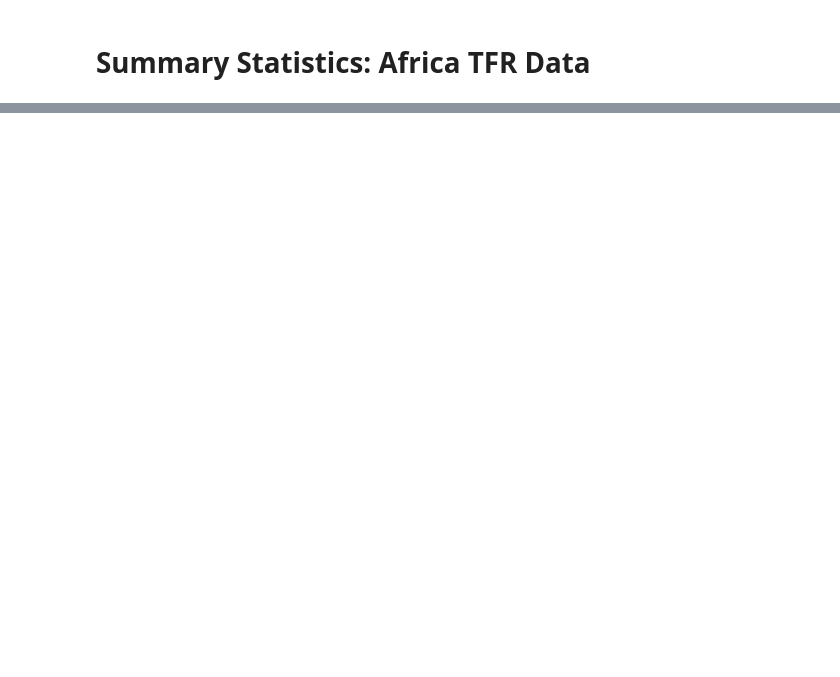
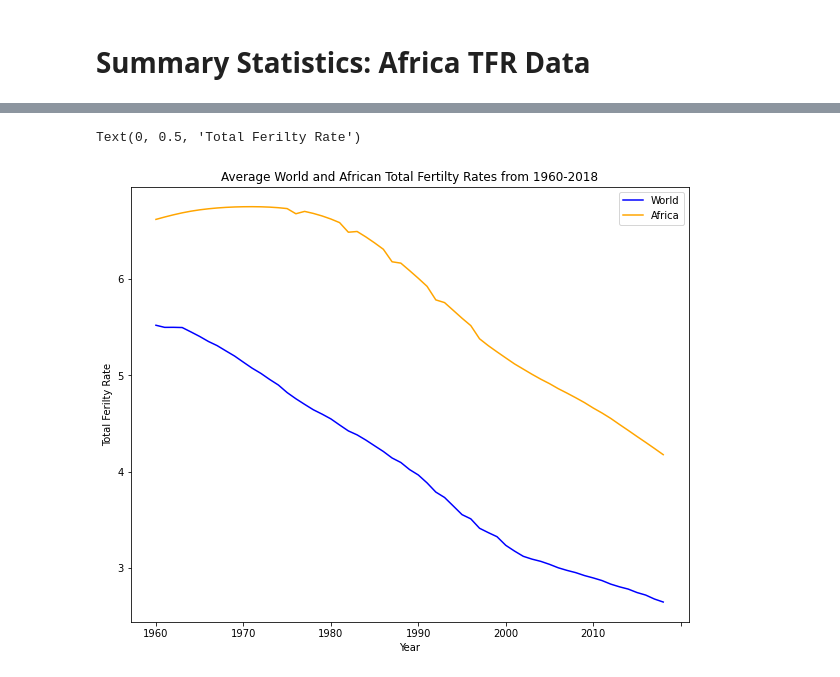
Before and after one commit to ChangHuaHua/QM2-Group-12, a Jupyter notebook: Summary_Statistics_TFR.ipynb, the cells around one changed output, grey strips where cells are left out. Drawn from its saved outputs; the diff is of its cells as text; code cells hidden in the pictures; blank space fills up the shorter version.

```diff
--- a/Summary_Statistics_TFR.ipynb
+++ b/Summary_Statistics_TFR.ipynb
@@ -102,0 +99,3 @@ TFR_Africa.describe()
+# %%
+africa = TFR_Africa.describe()
+africa
@@ -102,0 +166,5 @@ TFR_Africa.describe()
+# %%
+#Select row for median and alter to data frame (World)
+meanw = world.loc['mean']
+world_mean=meanw.to_frame()
+world_mean.head()
@@ -102,0 +178,4 @@ TFR_Africa.describe()
+# %%
+meana = africa.loc['mean']
+africa_mean = meana.to_frame()
+africa_mean.head()
@@ -102,0 +189,8 @@ TFR_Africa.describe()
+# %%
+#Merge mean data into one dataframe to aid plotting
+means = world_mean.merge(africa_mean, left_index = True, right_index=True)
+means.rename(columns={'mean_x':'World','mean_y':'Africa'}, inplace=True)
+means.reset_index(inplace=True)
+means.rename(columns={'index':'Year'}, inplace=True)
+
+means.head()
@@ -102,0 +204,9 @@ TFR_Africa.describe()
+# %%
+ax = means.plot( x= 'Year', y= 'World', kind='line', c = 'blue', label = 'World')
+means.plot(x='Year', y= 'Africa', kind='line', c = 'orange', ax=ax, label = 'Africa')
+ax.legend(loc='upper right')
+plt.title('Average World and African Total Fertilty Rates from 1960-2018')
+plt.ylabel('Total Ferilty Rate')
+# %% [output]
+Text(0, 0.5, 'Total Ferilty Rate')
+[figure, added]
```
Also changed, not shown: parts of 21 cells of this notebook.
